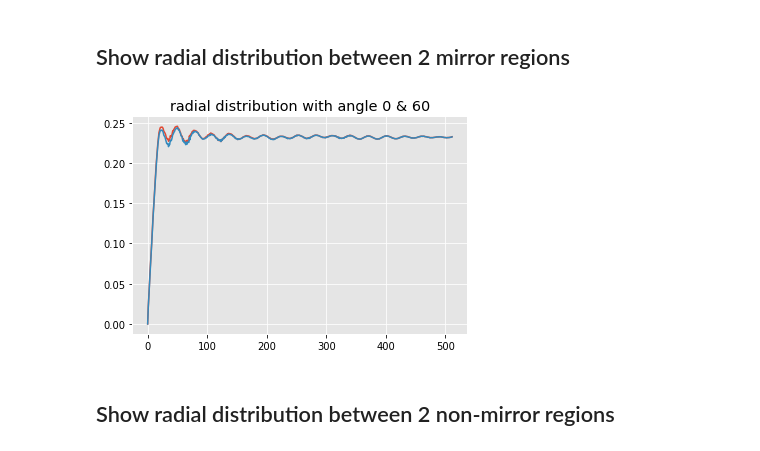
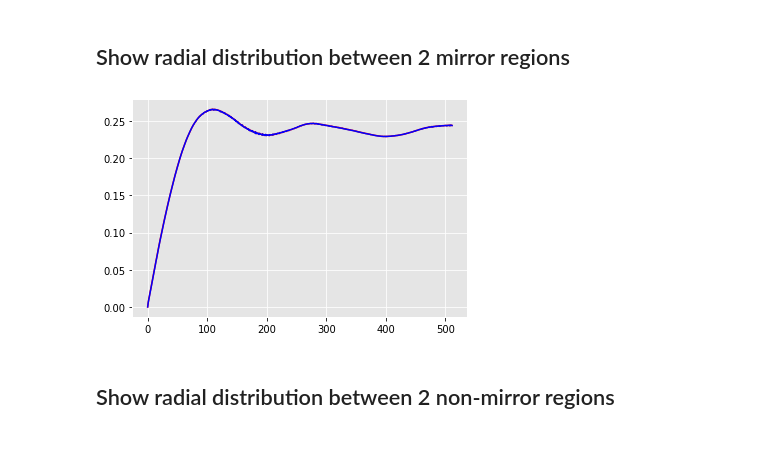
Before and after one commit to nhgowtham/MicrostructureStatistics, a Jupyter notebook: 2 point correlations example.ipynb, the cells around one changed output. Drawn from its saved outputs; the diff is of its cells as text; code cells hidden in the pictures.

```diff
--- a/2 point correlations example.ipynb
+++ b/2 point correlations example.ipynb
@@ -8,7 +8,7 @@ import pandas as pd
 # %% [markdown]
 ### Changing the image from png/dat file to numpy array
 # %%
-image_path ='/Users/adithyaiyer/Desktop/data_hex/c-time_000010000.dat'
+image_path ='/Users/adithyaiyer/Desktop/data_hex/c-time_000200000.dat'
 img_ = corr.dat_to_numpy(image_path)
 # %% [markdown]
 ## Visualizing the microstructure(cropped if png)
@@ -135,8 +147,12 @@ Text(0.5, 1.0, 'Angles Chosen')
 # %%
 AngleChosenForOutput1, radialProbDistribution1 =corr.giveAvailablePoints(cross,180,240,0)
 AngleChosenForOutput2, radialProbDistribution2 =corr.giveAvailablePoints(cross,0,60,0)
+
+plt.plot(radialProbDistribution1,'r')
+plt.plot(radialProbDistribution2,'b')
+plt.show()
 # %% [output]
-[figure, old version]
+[figure, new version]
 # %% [markdown]
 ## Show radial distribution between 2 non-mirror regions
 # %%
```
Also changed, not shown: parts of 18 cells of this notebook, 2 other files.
